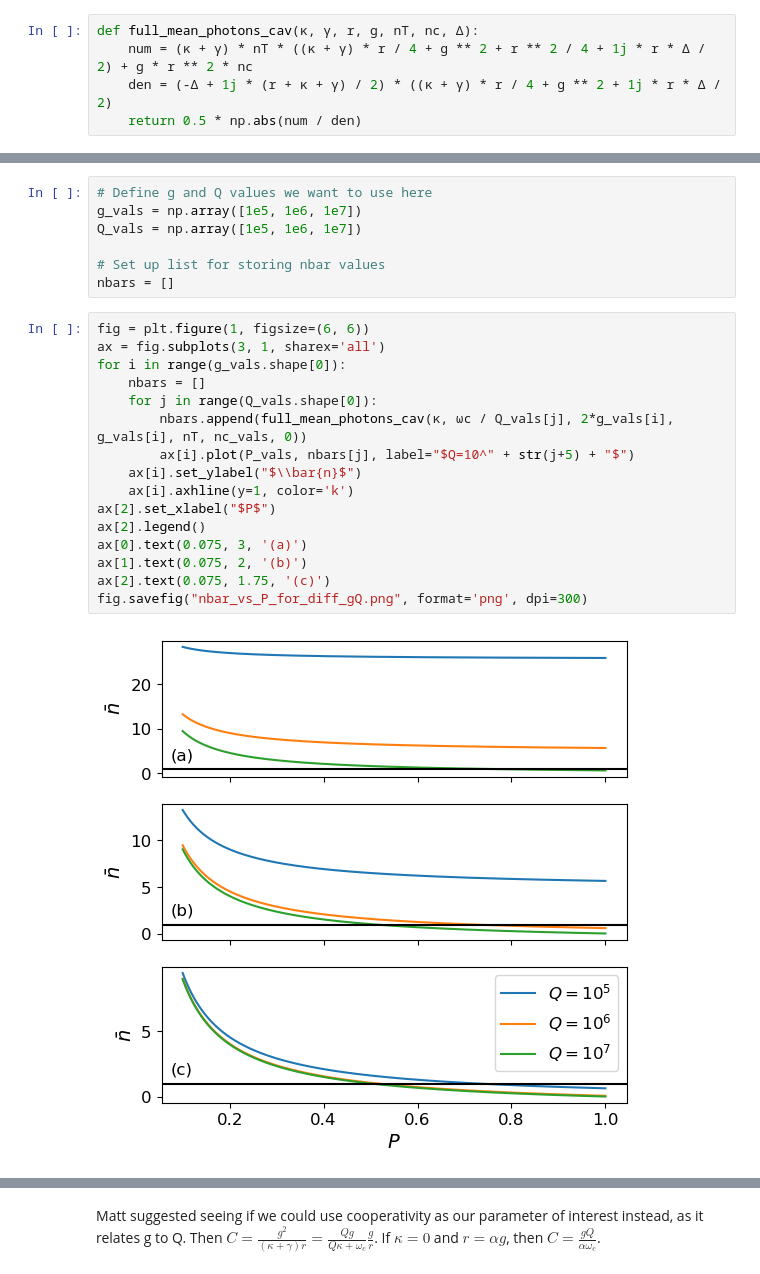
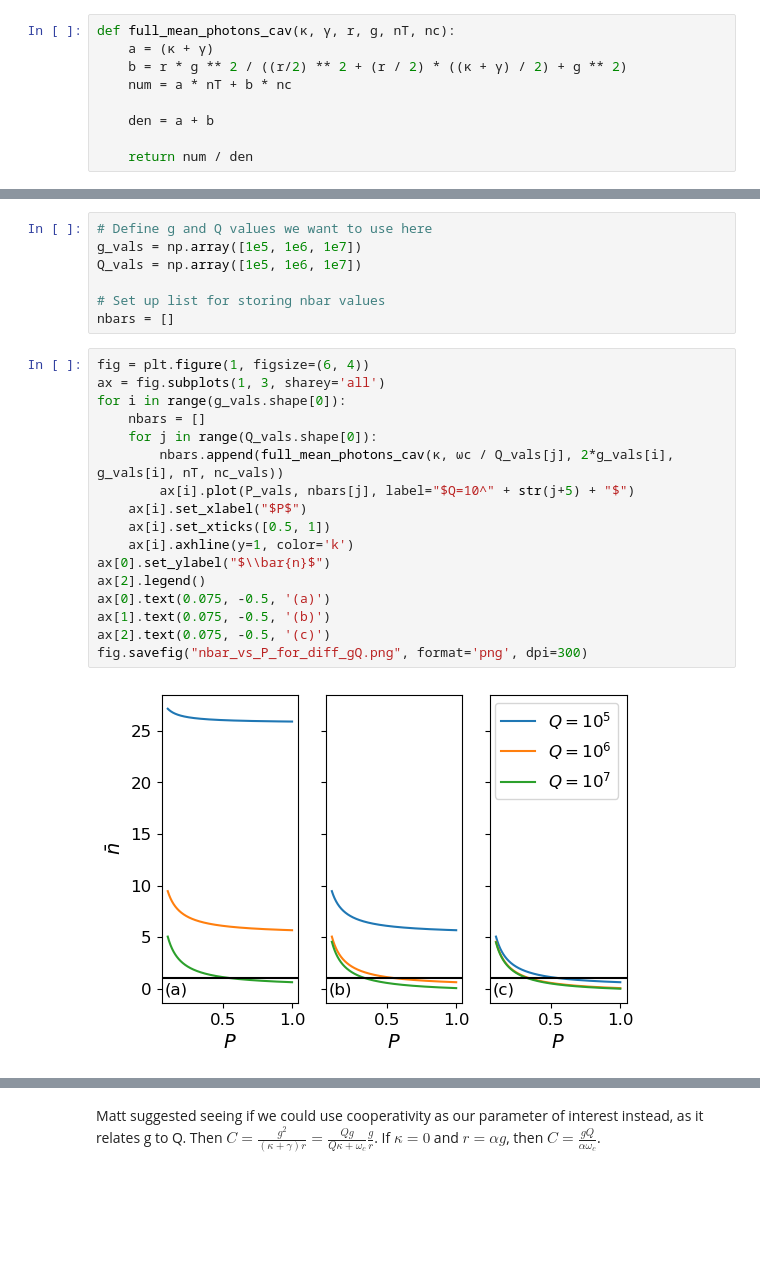
Before and after one commit to jleamer/mode_cooling, a Jupyter notebook: paper_calcs.ipynb, the cells around one changed output, grey strips where cells are left out. Saved outputs shown, nothing was run; the diff lists cells and outputs as text; blank space fills up the shorter version.

```diff
--- a/paper_calcs.ipynb
+++ b/paper_calcs.ipynb
@@ -23,10 +23,14 @@ def photons_from_temp(ω_c, temp):
     hbar_ov_k = 7.639e-12
     return (np.exp(hbar_ov_k * ω_c / temp) - 1) ** -1
 # %%
-def full_mean_photons_cav(κ, γ, r, g, nT, nc, Δ):
-    num = (κ + γ) * nT * ((κ + γ) * r / 4 + g ** 2 + r ** 2 / 4 + 1j * r * Δ / 2) + g * r ** 2 * nc
-    den = (-Δ + 1j * (r + κ + γ) / 2) * ((κ + γ) * r / 4 + g ** 2 + 1j * r * Δ / 2)
-    return 0.5 * np.abs(num / den)
+def full_mean_photons_cav(κ, γ, r, g, nT, nc):
+    a = (κ + γ)
+    b = r * g ** 2 / ((r/2) ** 2 + (r / 2) * ((κ + γ) / 2) + g ** 2)
+    num = a * nT + b * nc
+
+    den = a + b
+
+    return num / den
 # %%
 # Define parameters
 ωc = 2.87 * 2 * np.pi * 1e9
@@ -70,23 +74,24 @@ Q_vals = np.array([1e5, 1e6, 1e7])
 # Set up list for storing nbar values
 nbars = []
 # %%
-fig = plt.figure(1, figsize=(6, 6))
-ax = fig.subplots(3, 1, sharex='all')
+fig = plt.figure(1, figsize=(6, 4))
+ax = fig.subplots(1, 3, sharey='all')
 for i in range(g_vals.shape[0]):
     nbars = []
     for j in range(Q_vals.shape[0]):
-        nbars.append(full_mean_photons_cav(κ, ωc / Q_vals[j], 2*g_vals[i], g_vals[i], nT, nc_vals, 0))
+        nbars.append(full_mean_photons_cav(κ, ωc / Q_vals[j], 2*g_vals[i], g_vals[i], nT, nc_vals))
         ax[i].plot(P_vals, nbars[j], label="$Q=10^" + str(j+5) + "$")
-    ax[i].set_ylabel("$\\bar{n}$")
+    ax[i].set_xlabel("$P$")
+    ax[i].set_xticks([0.5, 1])
     ax[i].axhline(y=1, color='k')
-ax[2].set_xlabel("$P$")
+ax[0].set_ylabel("$\\bar{n}$")
 ax[2].legend()
-ax[0].text(0.075, 3, '(a)')
-ax[1].text(0.075, 2, '(b)')
-ax[2].text(0.075, 1.75, '(c)')
+ax[0].text(0.075, -0.5, '(a)')
+ax[1].text(0.075, -0.5, '(b)')
+ax[2].text(0.075, -0.5, '(c)')
 fig.savefig("nbar_vs_P_for_diff_gQ.png", format='png', dpi=300)
 # %% [output]
-[figure, old version]
+[figure, new version]
 # %%
 # Want to determine more precisely the polarization required to get below nbar = 1
 for i in range(g_vals.shape[0]):
```
Also changed, not shown: parts of 31 cells of this notebook.
